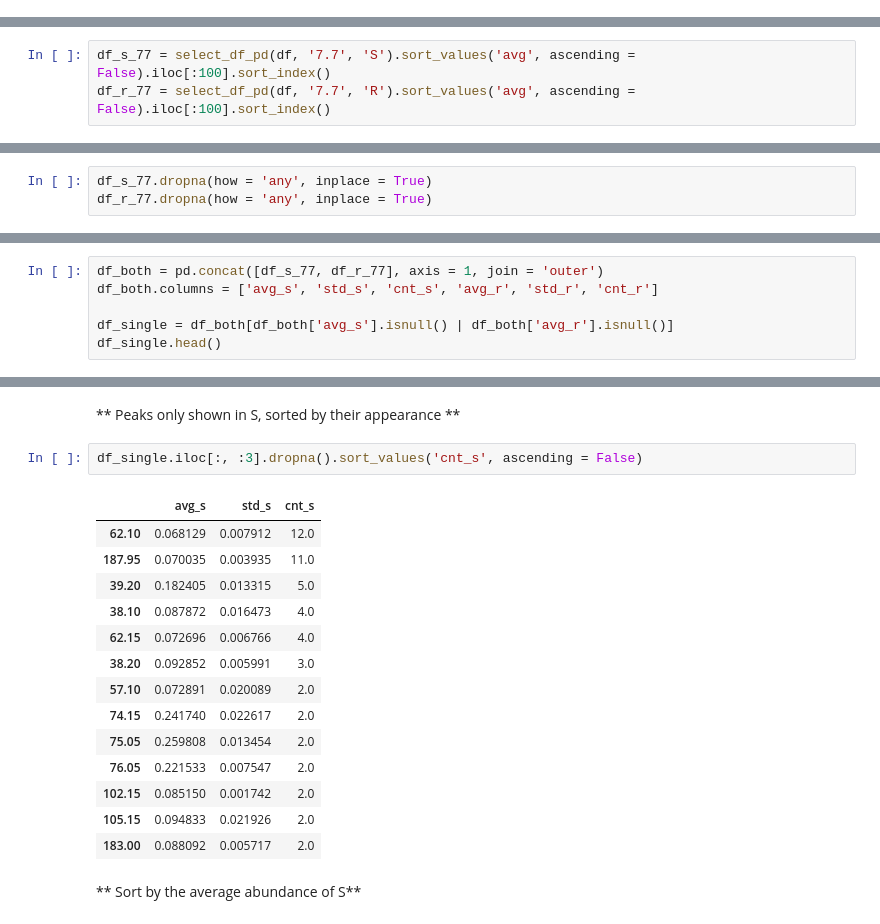
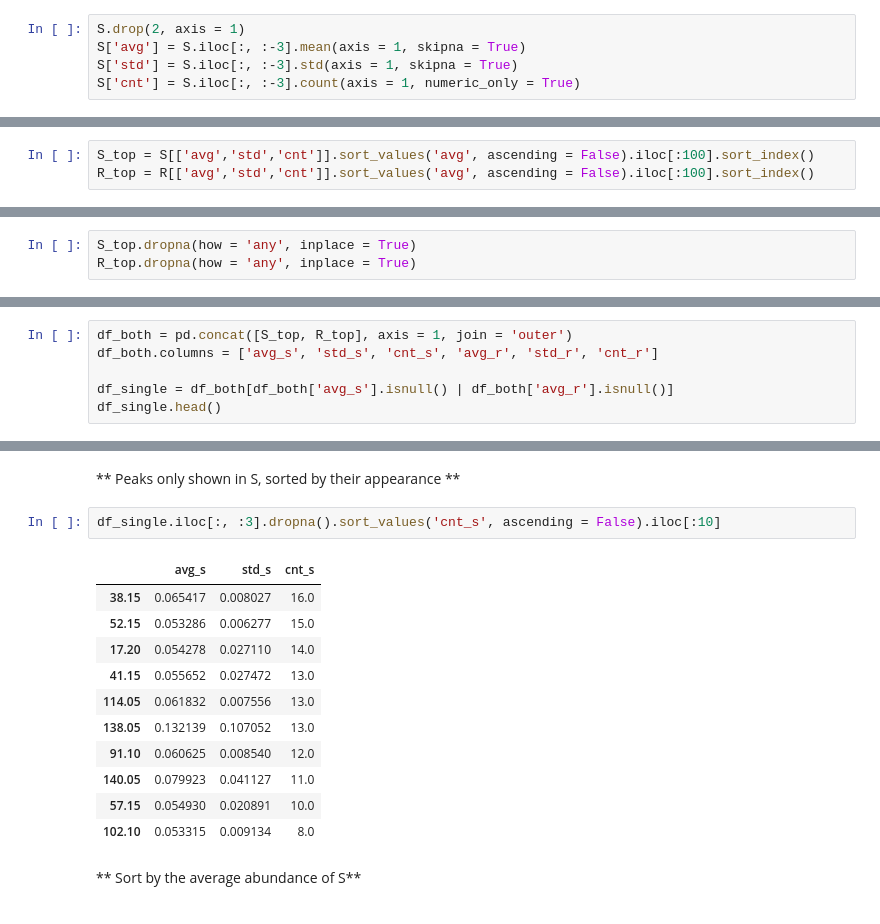
Before and after one commit to YuZhangIsCoding/Mass-Spectroscopy, a Jupyter notebook: 4cl-a-methyl-benzyl-alcohol/DataAnalysisof4cl.ipynb, the cells around one changed output, grey strips where cells are left out. Cells and saved outputs as stored; diff of their text form.

```diff
--- a/4cl-a-methyl-benzyl-alcohol/DataAnalysisof4cl.ipynb
+++ b/4cl-a-methyl-benzyl-alcohol/DataAnalysisof4cl.ipynb
@@ -81,0 +148,5 @@ def select_df_pd(df, time, chiral_type):
+# %%
+S.drop(2, axis = 1)
+S['avg'] = S.iloc[:, :-3].mean(axis = 1, skipna = True)
+S['std'] = S.iloc[:, :-3].std(axis = 1, skipna = True)
+S['cnt'] = S.iloc[:, :-3].count(axis = 1, numeric_only = True)
@@ -128,3 +226,3 @@ def plot_twin_error(s, r, title = 'Averaged abundance with errorbars at 7.7 min'
 # %%
-df_s_77 = select_df_pd(df, '7.7', 'S').sort_values('avg', ascending = False).iloc[:100].sort_index()
-df_r_77 = select_df_pd(df, '7.7', 'R').sort_values('avg', ascending = False).iloc[:100].sort_index()
+S_top = S[['avg','std','cnt']].sort_values('avg', ascending = False).iloc[:100].sort_index()
+R_top = R[['avg','std','cnt']].sort_values('avg', ascending = False).iloc[:100].sort_index()
@@ -154,8 +231,8 @@ df_s_77
 
 Here we just drop those data, because they will be statistically insignificant anyway.
 # %%
-df_s_77.dropna(how = 'any', inplace = True)
-df_r_77.dropna(how = 'any', inplace = True)
+S_top.dropna(how = 'any', inplace = True)
+R_top.dropna(how = 'any', inplace = True)
 # %% [markdown]
 ** Showing the top 10 most frequent peaks in the compound S **
 # %%
@@ -263,7 +318,7 @@ plot_twin_error(df_s_77, df_r_77)
 
 **here we first analyse the peaks that presented in both compounds**
 # %%
-df_both = pd.concat([df_s_77, df_r_77], axis = 1, join = 'outer')
+df_both = pd.concat([S_top, R_top], axis = 1, join = 'outer')
 df_both.columns = ['avg_s', 'std_s', 'cnt_s', 'avg_r', 'std_r', 'cnt_r']
 
 df_single = df_both[df_both['avg_s'].isnull() | df_both['avg_r'].isnull()]
@@ -422,22 +498,19 @@ df_sign.sort_values('c2s', ascending = False).head(10)
 # %% [markdown]
 ** Peaks only shown in S, sorted by their appearance **
 # %%
-df_single.iloc[:, :3].dropna().sort_values('cnt_s', ascending = False)
+df_single.iloc[:, :3].dropna().sort_values('cnt_s', ascending = False).iloc[:10]
 # %% [output]
 |  | avg_s | std_s | cnt_s |
-| 62.10 | 0.068129 | 0.007912 | 12.0 |
-| 187.95 | 0.070035 | 0.003935 | 11.0 |
-| 39.20 | 0.182405 | 0.013315 | 5.0 |
-| 38.10 | 0.087872 | 0.016473 | 4.0 |
-| 62.15 | 0.072696 | 0.006766 | 4.0 |
-| 38.20 | 0.092852 | 0.005991 | 3.0 |
-| 57.10 | 0.072891 | 0.020089 | 2.0 |
-| 74.15 | 0.241740 | 0.022617 | 2.0 |
-| 75.05 | 0.259808 | 0.013454 | 2.0 |
-| 76.05 | 0.221533 | 0.007547 | 2.0 |
-| 102.15 | 0.085150 | 0.001742 | 2.0 |
-| 105.15 | 0.094833 | 0.021926 | 2.0 |
-| 183.00 | 0.088092 | 0.005717 | 2.0 |
+| 38.15 | 0.065417 | 0.008027 | 16.0 |
+| 52.15 | 0.053286 | 0.006277 | 15.0 |
+| 17.20 | 0.054278 | 0.027110 | 14.0 |
+| 41.15 | 0.055652 | 0.027472 | 13.0 |
+| 114.05 | 0.061832 | 0.007556 | 13.0 |
+| 138.05 | 0.132139 | 0.107052 | 13.0 |
+| 91.10 | 0.060625 | 0.008540 | 12.0 |
+| 140.05 | 0.079923 | 0.041127 | 11.0 |
+| 57.15 | 0.054930 | 0.020891 | 10.0 |
+| 102.10 | 0.053315 | 0.009134 | 8.0 |
 # %% [markdown]
 ** Sort by the average abundance of S**
 # %%
```
Also changed, not shown: parts of 44 cells of this notebook, 1 other file.
